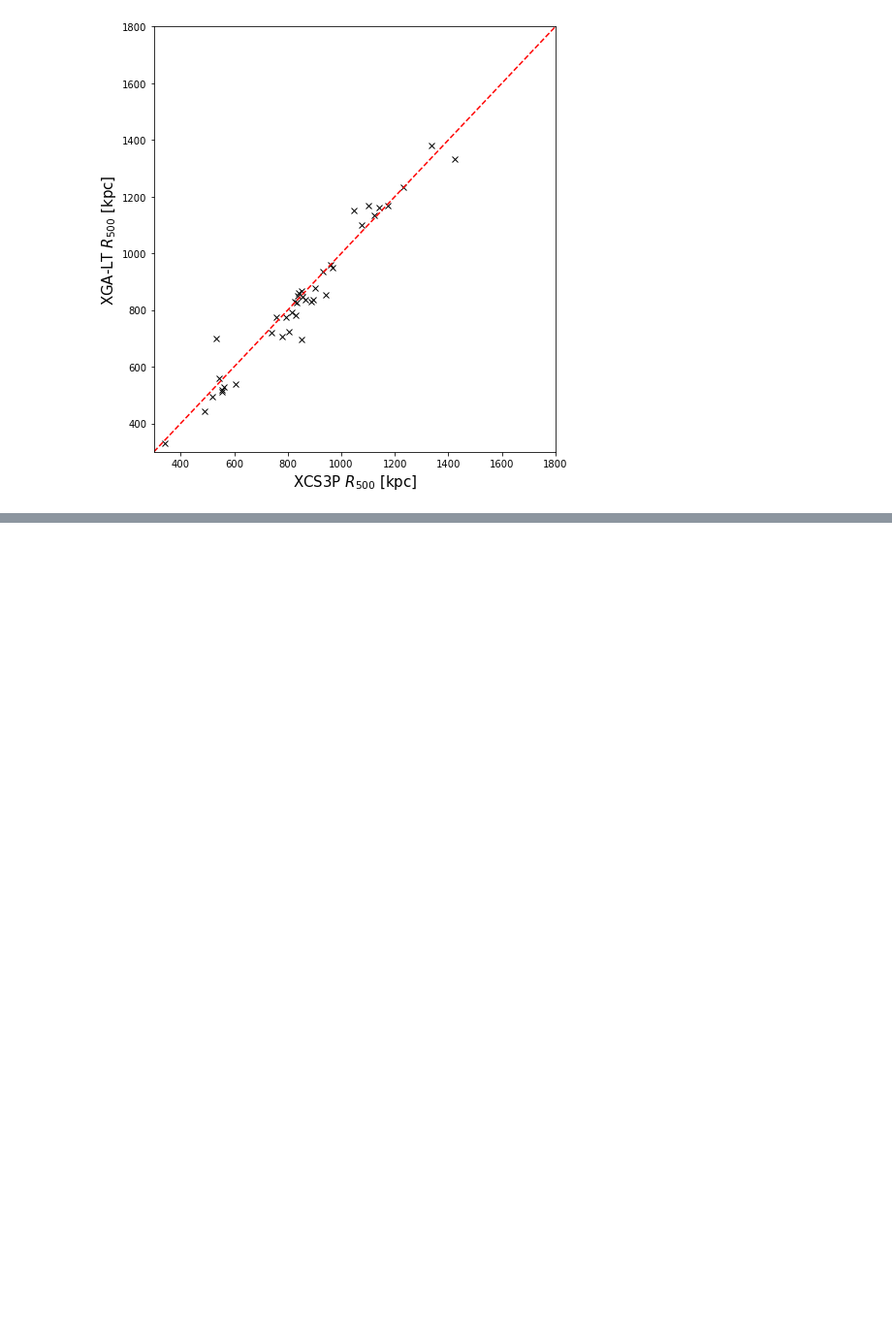
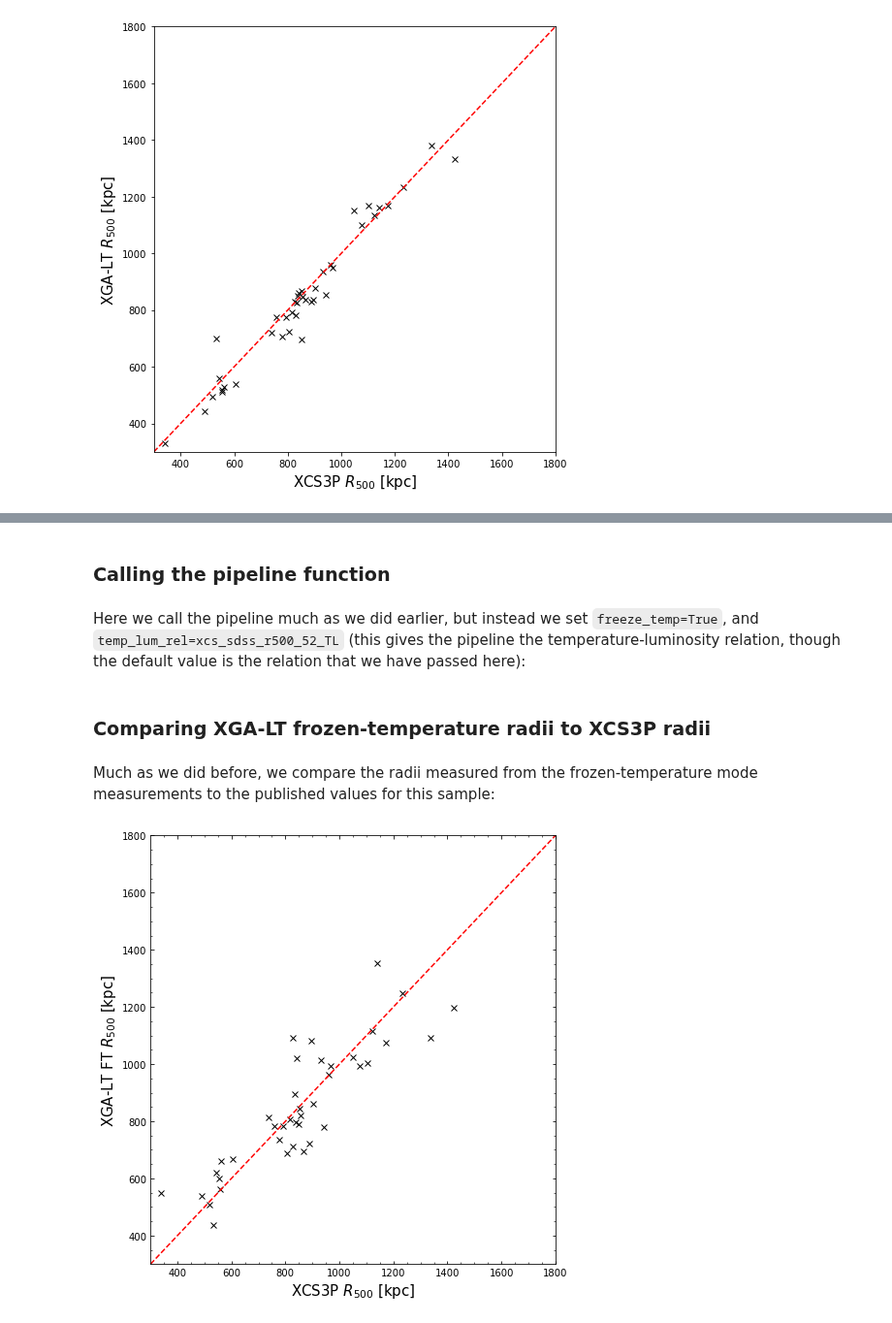
Before and after one commit to DavidT3/XGA, a Jupyter notebook: docs/source/notebooks/pipeline_tutorials/LT_pipeline.ipynb, the cells around one changed output, grey strips where cells are left out. Shown at 97% size. Cells and saved outputs as stored; diff of their text form; code cells hidden in the pictures; blank space fills up the shorter version.

Commit message:
Updated the LT pipeline tutorial - we should now be done with this branch

```diff
--- a/docs/source/notebooks/pipeline_tutorials/LT_pipeline.ipynb
+++ b/docs/source/notebooks/pipeline_tutorials/LT_pipeline.ipynb
@@ -221,0 +239,31 @@ plt.show()
+# %% [markdown]
+### Calling the pipeline function
+# %% [markdown]
+Here we call the pipeline much as we did earlier, but instead we set `freeze_temp=True`, and `temp_lum_rel=xcs_sdss_r500_52_TL` (this gives the pipeline the temperature-luminosity relation, though the default value is the relation that we have passed here):
+# %%
+tfr_srcs, tfr_res, tfr_rad_hist = luminosity_temperature_pipeline(samp, Quantity(500, 'kpc'), core_excised=True,
+                                                                  freeze_temp=True,
+                                                                  temp_lum_rel=xcs_sdss_r500_52_TL)
+# %% [markdown]
+### Comparing XGA-LT frozen-temperature radii to XCS3P radii
+# %% [markdown]
+Much as we did before, we compare the radii measured from the frozen-temperature mode measurements to the published values for this sample:
+# %%
+plt.figure(figsize=(7, 7))
+
+plt.minorticks_on()
+plt.tick_params(which='both', direction='in', top=True, right=True)
+
+plt.plot(tfr_res['xcs_r500'].values, tfr_res['r500'], 'x', color='black', label='Data')
+plt.plot([300, 1800], [300, 1800], color='red', linestyle='dashed', label='1:1')
+
+plt.xlim(300, 1800)
+plt.ylim(300, 1800)
+
+plt.xlabel("XCS3P $R_{500}$ [kpc]", fontsize=15)
+plt.ylabel("XGA-LT FT $R_{500}$ [kpc]", fontsize=15)
+
+plt.tight_layout()
+plt.show()
+# %% [output]
+[figure, added]
```
Also changed, not shown: parts of 16 cells of this notebook.
